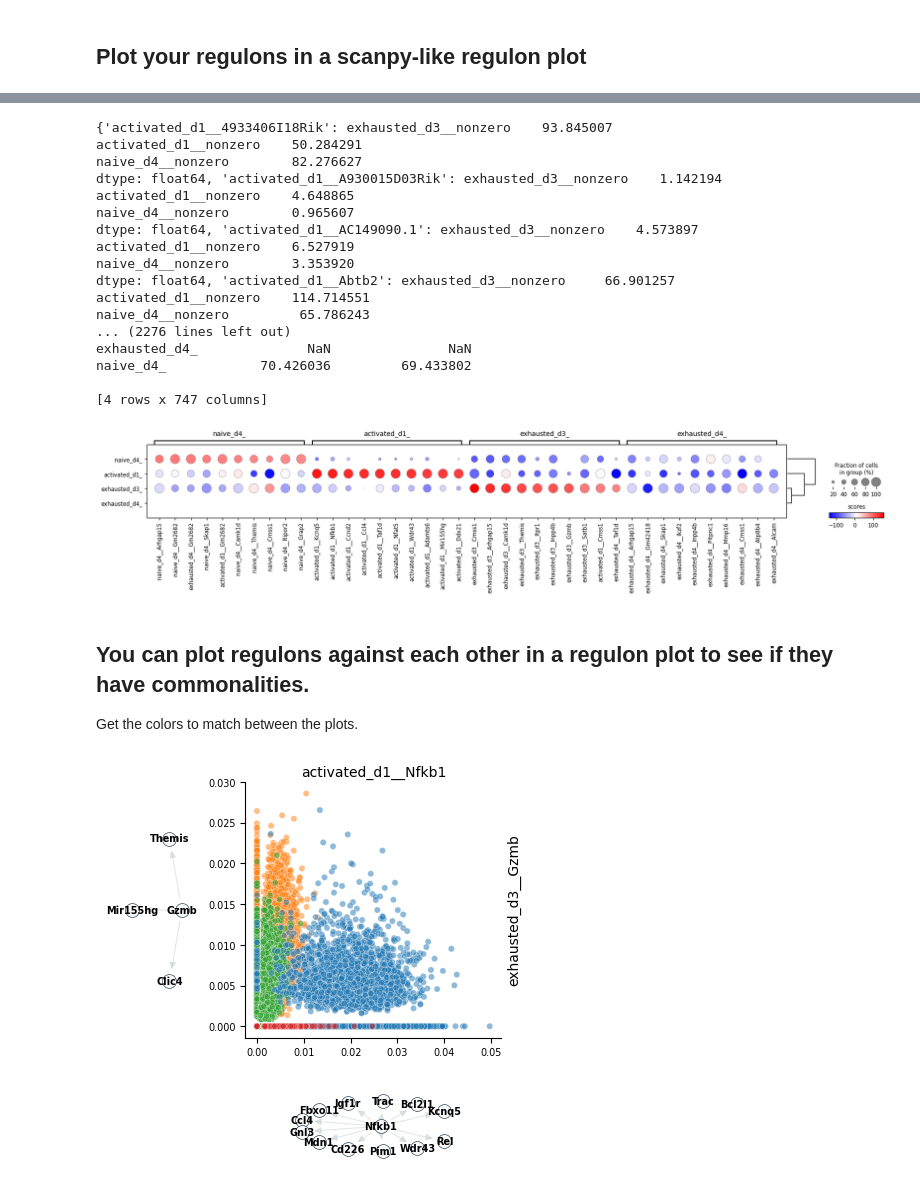
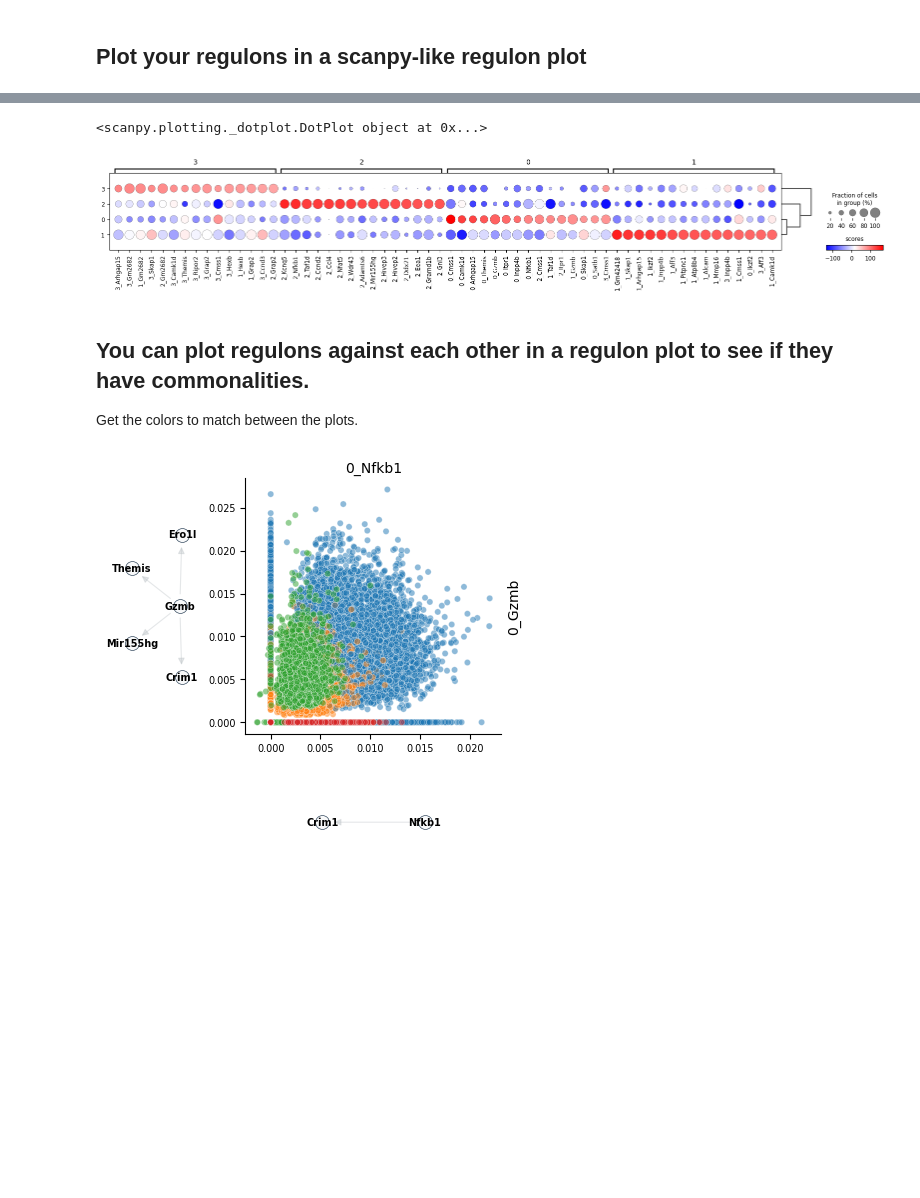
Before and after one commit to bionetslab/netmap-evaluation, a Jupyter notebook: src/manuscript_cd8_exhaustion/cd8_downstream_update.ipynb, the cells around one changed output, grey strips where cells are left out. Cells and saved outputs as stored; diff of their text form; code cells hidden in the pictures; blank space fills up the shorter version.

```diff
--- a/src/manuscript_cd8_exhaustion/cd8_downstream_update.ipynb
+++ b/src/manuscript_cd8_exhaustion/cd8_downstream_update.ipynb
@@ -108,4 +112,6 @@ adata_raw.obs['celltype_remapped'] = grn_adata.obs['leiden_remap'].values
 # %%
 # compute neighborhood expression mask to get the
+
+cluster_column = 'leiden'
 add_neighbourhood_expression_mask(adata_raw, grn_adata, strict=False, layer = 'counts' )
-grn_adata = add_cluster_based_candidate_edges(grn_adata, threshold=0.5)
+grn_adata = add_cluster_based_candidate_edges(grn_adata, threshold=0.01, cluster_column=cluster_column)
@@ -167,7 +176,7 @@ AnnData object with n_obs × n_vars = 42589 × 32751
 # %%
 tp = 20 # Choose 20 targets per cluster
 min_reg_size = 3 #Regulon size lower bound
-cluster_column = 'condition'
+
 keep_edges = select_top_edges(gene_inter_adata= grn_adata, adata=adata_raw, top_per_source=tp, col_cluster=cluster_column, min_reg_size=min_reg_size, verbose=True)
 all_regulons = make_cluster_regulon_dataframe(keep_edges)
 # Aggregate the regulons by summing over the edges.
@@ -175,6 +184,7 @@ regus = aggregate_edges(keep_edges,  grn_adata, key='unique')
 # Make a signature anndata object with the aggregated regulon dataframe
 all_signatures = ad.AnnData(X = regus, obs = adata_raw.obs, obsm = adata_raw.obsm)
 all_signatures.obs[cluster_column] =  grn_adata.obs[cluster_column].values
+all_signatures.var['regulon_name'] = all_signatures.var.index.values
 
 # Run differential testing to get the top signatures per group
 sc.tl.rank_genes_groups(all_signatures, cluster_column, method='wilcoxon', key_added = "wilcoxon")
@@ -276,25 +207,12 @@ def rank_regulon_groups_dotplot(grn_adata_filtered, adata_regl, original_cluster
 # %%
-pp = rank_regulon_groups_dotplot( grn_adata, adata_regl=all_signatures, return_fig=True, new_cluster_column=cluster_column,original_cluster_column=cluster_column, n_genes=10, figsize=(20, 2))
+# If you previously computed the edge mask based on a different clustering, you have to recompute
+grn_adata = add_cluster_based_candidate_edges(grn_adata, threshold=0.01, cluster_column=cluster_column)
+
+pp = rank_regulon_groups_dotplot( grn_adata, adata_regl=all_signatures, return_fig=True, new_cluster_column=cluster_column,original_cluster_column=cluster_column, n_genes=15, figsize=(20, 2))
 pp.show()
 # %% [output]
-{'activated_d1__4933406I18Rik': exhausted_d3__nonzero    93.845007
-activated_d1__nonzero    50.284291
-naive_d4__nonzero        82.276627
-dtype: float64, 'activated_d1__A930015D03Rik': exhausted_d3__nonzero    1.142194
-activated_d1__nonzero    4.648865
-naive_d4__nonzero        0.965607
-dtype: float64, 'activated_d1__AC149090.1': exhausted_d3__nonzero    4.573897
-activated_d1__nonzero    6.527919
-naive_d4__nonzero        3.353920
-dtype: float64, 'activated_d1__Abtb2': exhausted_d3__nonzero     66.901257
-activated_d1__nonzero    114.714551
-naive_d4__nonzero         65.786243
-... (2276 lines left out)
-exhausted_d4_              NaN               NaN
-naive_d4_            70.426036         69.433802
-
-[4 rows x 747 columns]
+<scanpy.plotting._dotplot.DotPlot object at 0x...>
-[figure, old version]
+[figure, new version]
 # %% [markdown]
 ## You can plot regulons against each other in a regulon plot to see if they have commonalities.
 
@@ -306,6 +224,6 @@ color_mapping = dict(zip( grn_adata.obs['condition'].cat.categories,  grn_adata.
 # %%
 import matplotlib.pyplot as plt
-plot_regulon_comparison(all_signatures, all_regulons[all_regulons.set_type == 'unique'], ['activated_d1__Nfkb1' , 'exhausted_d3__Gzmb' ], show_legend=False, palette=color_mapping, cluster_key=cluster_column)
+plot_regulon_comparison(all_signatures, all_regulons[all_regulons.set_type == 'unique'], ['0_Nfkb1' , '0_Gzmb' ], show_legend=False, palette=color_mapping, cluster_key=cluster_column)
 plt.show()
 # %% [output]
-[figure, old version]
+[figure, new version]
```
Also changed, not shown: parts of 53 cells of this notebook.
